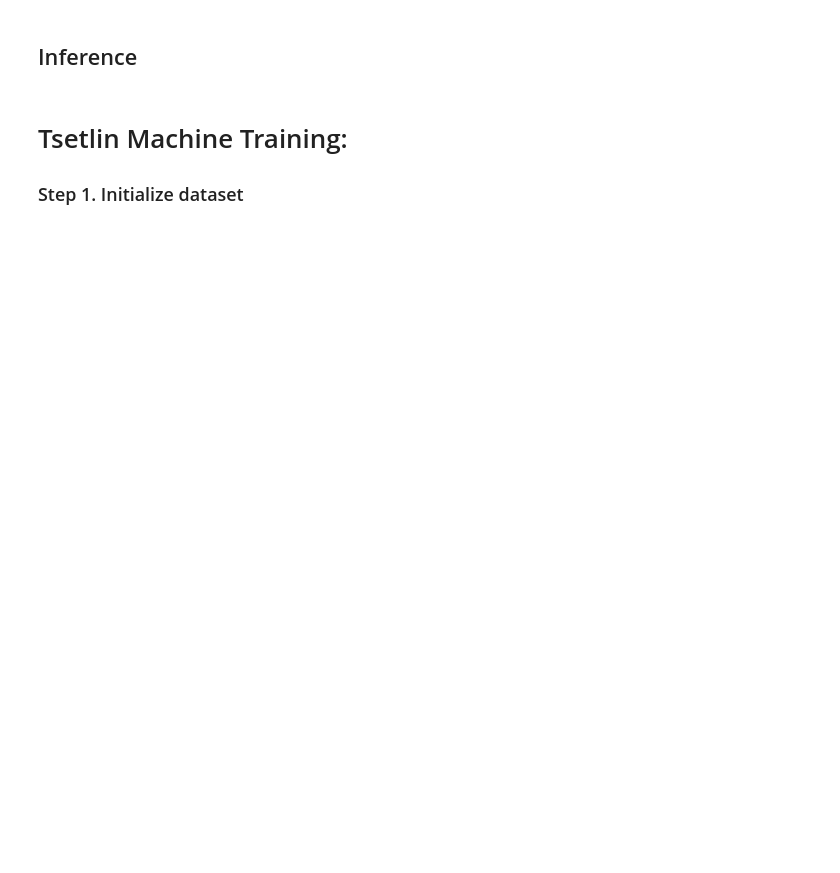
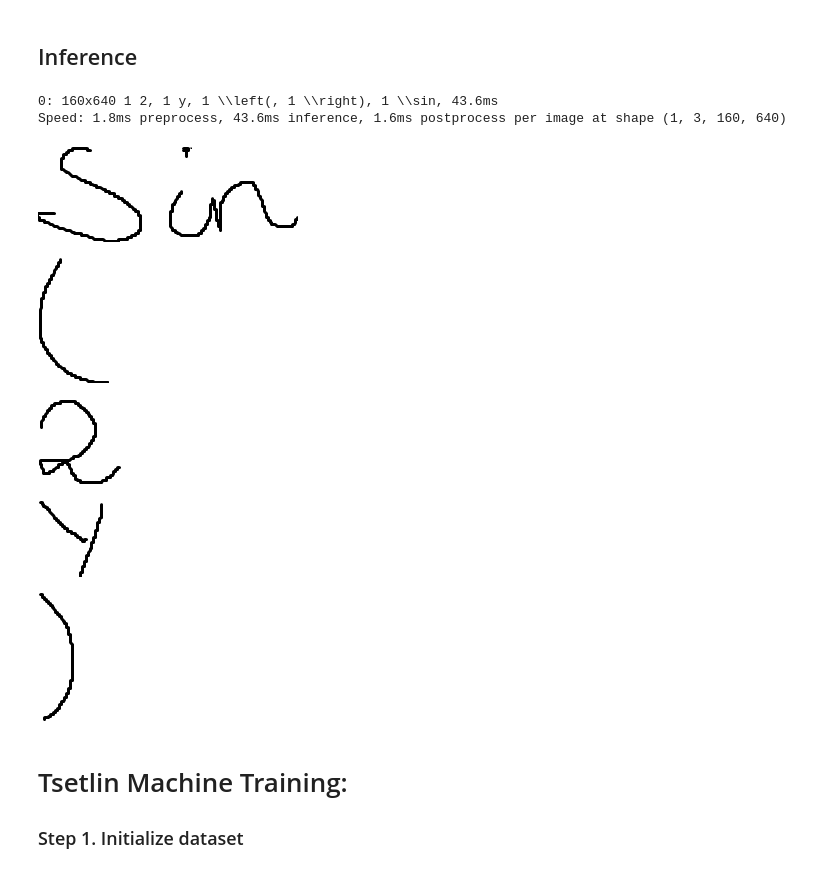
Before and after one commit to EirikVinje/tm-yolo-mathreader, a Jupyter notebook: src/yolo/yolo_walktrough.ipynb, the cells around one changed output. Saved outputs shown, nothing was run; the diff lists cells and outputs as text; code cells hidden in the pictures; blank space fills up the shorter version.

```diff
--- a/src/yolo/yolo_walktrough.ipynb
+++ b/src/yolo/yolo_walktrough.ipynb
@@ -271,29 +271,37 @@ val: New cache created: /home/steffenm/data/math_expression_data/yolo_dataset_fo
 # %% [markdown]
 ## Inference
 # %%
-model_path = "runs/run_nr1/weights/best.pt"
+model_path = f"{os.environ['USER']}/runs/run_nr1/weights/best.pt"
 model = YOLO(model_path)
 
-img = Image.open(f"/home/{os.environ['USER']}/cv_project2/test_imgs/math_3.png")
+img = Image.open(f"/home/{os.environ['USER']}/tm-yolo-mathreader/src/yolo/test_imgs/math_3.png")
 
 result = model.predict(source=img, conf=0.5)[0]
 
 
 img_array = result.orig_img
 
 imgs = []
 for res in result:
 
     box = res.boxes.xyxy[0].cpu().numpy().astype(int)
 
     img = img_array[box[1]:box[3], box[0]:box[2]]
     imgs.append([img, box])
 
 imgs = sorted(imgs, key=lambda x: x[1][0])
 
 for img, box in imgs:
     im = Image.fromarray(img)
     display(im)
+# %% [output]
+0: 160x640 1 2, 1 y, 1 \\left(, 1 \\right), 1 \\sin, 43.6ms
+Speed: 1.8ms preprocess, 43.6ms inference, 1.6ms postprocess per image at shape (1, 3, 160, 640)
+[figure, added]
+[figure, added]
+[figure, added]
+[figure, added]
+[figure, added]
 # %% [markdown]
 # Tsetlin Machine Training:
 
```
Also changed, not shown: parts of 6 cells of this notebook.
